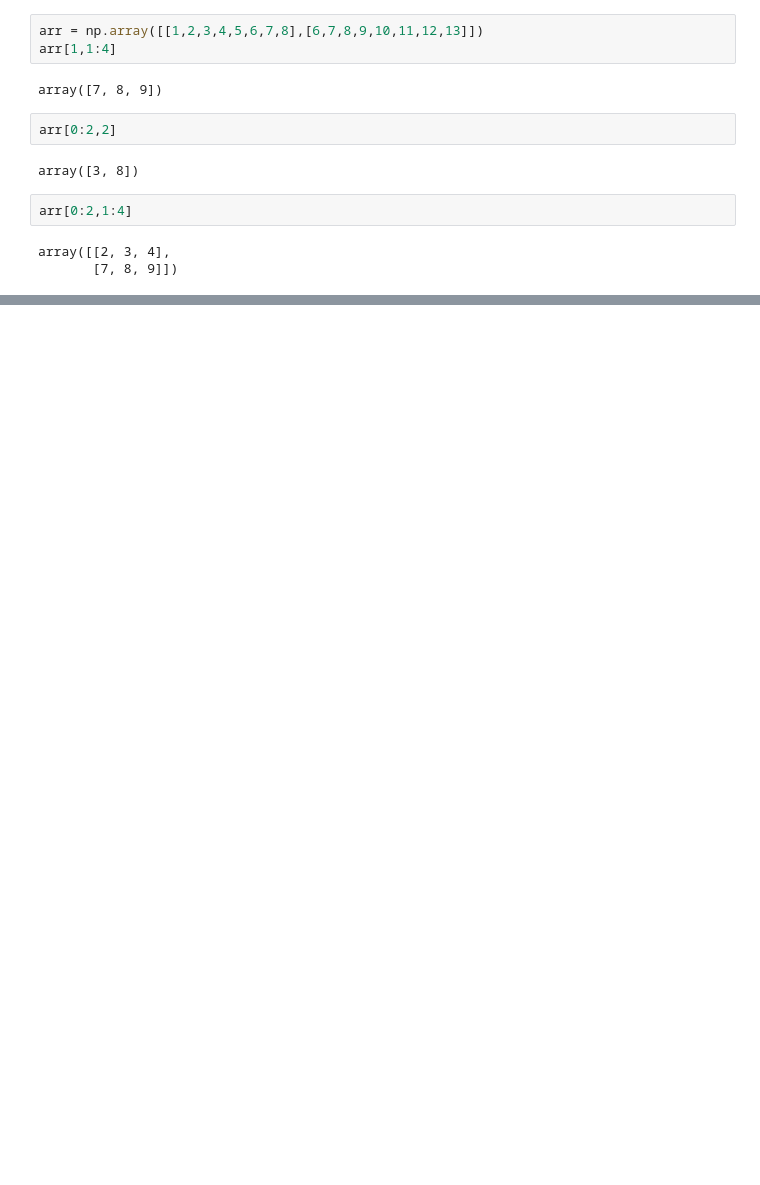
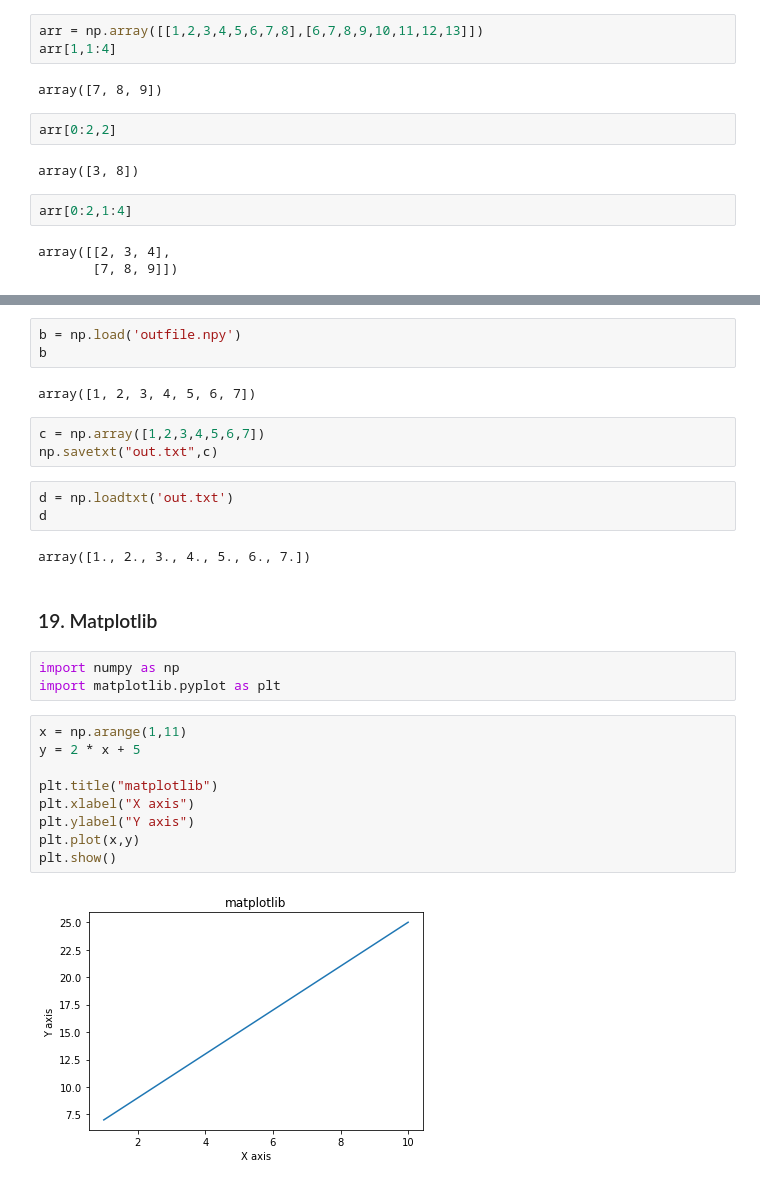
Before and after one commit to nachopodesta/numpy-for-data-science, a Jupyter notebook: NumPy_for_Data_Science.ipynb, the cells around one changed output, grey strips where cells are left out. Saved outputs shown, nothing was run; the diff lists cells and outputs as text; blank space fills up the shorter version.

```diff
--- a/NumPy_for_Data_Science.ipynb
+++ b/NumPy_for_Data_Science.ipynb
@@ -247,0 +838,29 @@ array([[2, 3, 4],
+# %%
+b = np.load('outfile.npy')
+b
+# %% [output]
+array([1, 2, 3, 4, 5, 6, 7])
+# %%
+c = np.array([1,2,3,4,5,6,7])
+np.savetxt("out.txt",c)
+# %%
+d = np.loadtxt('out.txt')
+d
+# %% [output]
+array([1., 2., 3., 4., 5., 6., 7.])
+# %% [markdown]
+### 19. Matplotlib
+# %%
+import numpy as np
+import matplotlib.pyplot as plt
+# %%
+x = np.arange(1,11)
+y = 2 * x + 5
+
+plt.title("matplotlib")
+plt.xlabel("X axis")
+plt.ylabel("Y axis")
+plt.plot(x,y)
+plt.show()
+# %% [output]
+[figure, added]
```
Also changed, not shown: parts of 113 cells of this notebook.
